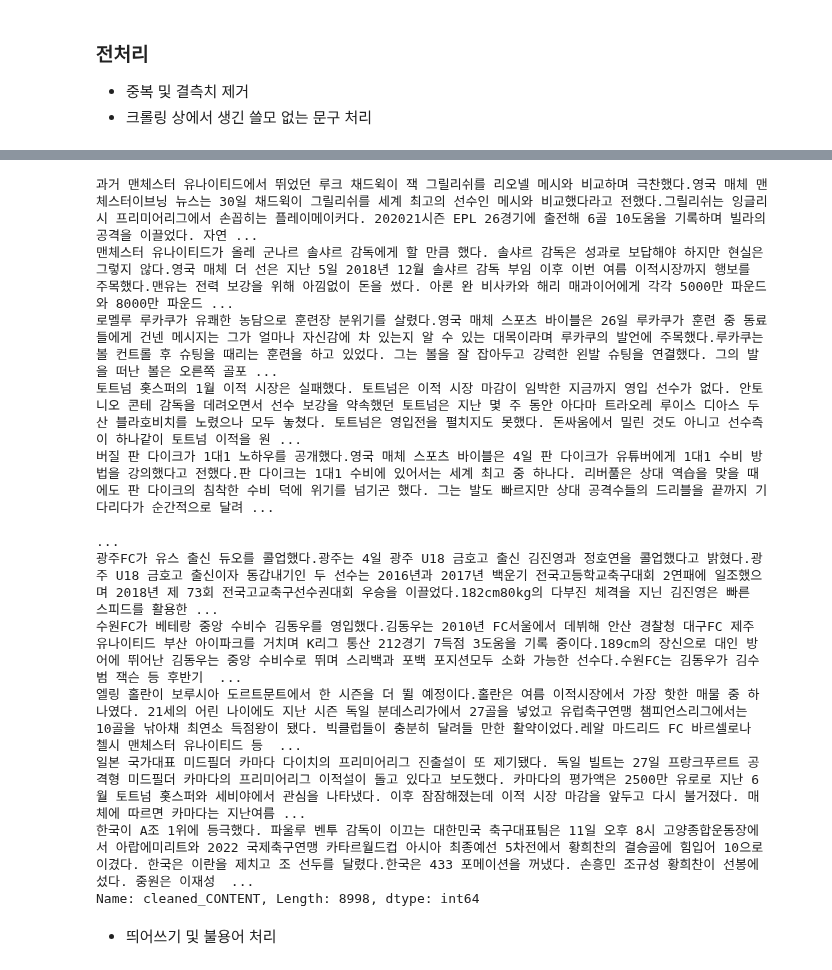
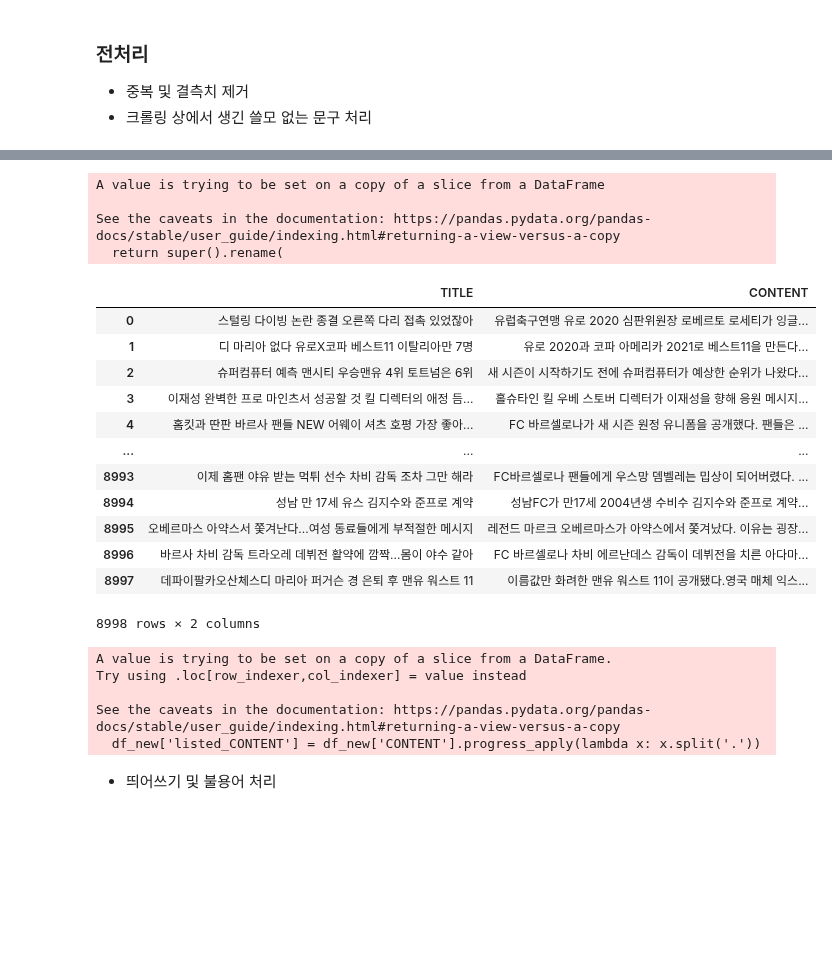
Before and after one commit to honeybeat1/Extractive_Text_Summarization, a Jupyter notebook: 4_NLG_문서요약/hyeong_jin/hyeong_jin.ipynb, the cells around one changed output, grey strips where cells are left out. Drawn from its saved outputs; the diff is of its cells as text; code cells hidden in the pictures; blank space fills up the shorter version.

```diff
--- a/4_NLG_문서요약/hyeong_jin/hyeong_jin.ipynb
+++ b/4_NLG_문서요약/hyeong_jin/hyeong_jin.ipynb
@@ -111,9 +109,11 @@ print(df.shape) ; df.head(5)
 - 중복 및 결측치 제거
 - 크롤링 상에서 생긴 쓸모 없는 문구 처리
 # %%
-# 타이틀
+# 타이틀(안 쓸시 코멘트 처리 할 것)
 def title_cleansing(x):
     new_string = re.sub(r'\([^)]*\)|\[[^)]*\]|\<[^)]*\>', '', x)
+    new_string = re.sub(r"[^가-힣a-zA-Z0-9一-龥. ]","",new_string)
+
     return new_string
 
 # 본문
@@ -203,15 +172,0 @@ print(df.shape) ; df.head(5)
-# %%
-df['cleaned_CONTENT'].value_counts()
-# %% [output]
-과거 맨체스터 유나이티드에서 뛰었던 루크 채드윅이 잭 그릴리쉬를 리오넬 메시와 비교하며 극찬했다.영국 매체 맨체스터이브닝 뉴스는 30일 채드윅이 그릴리쉬를 세계 최고의 선수인 메시와 비교했다라고 전했다.그릴리쉬는 잉글리시 프리미어리그에서 손꼽히는 플레이메이커다. 202021시즌 EPL 26경기에 출전해 6골 10도움을 기록하며 빌라의 공격을 이끌었다. 자연 ...
-맨체스터 유나이티드가 올레 군나르 솔샤르 감독에게 할 만큼 했다. 솔샤르 감독은 성과로 보답해야 하지만 현실은 그렇지 않다.영국 매체 더 선은 지난 5일 2018년 12월 솔샤르 감독 부임 이후 이번 여름 이적시장까지 행보를 주목했다.맨유는 전력 보강을 위해 아낌없이 돈을 썼다. 아론 완 비사카와 해리 매과이어에게 각각 5000만 파운드와 8000만 파운드 ...
-로멜루 루카쿠가 유쾌한 농담으로 훈련장 분위기를 살렸다.영국 매체 스포츠 바이블은 26일 루카쿠가 훈련 중 동료들에게 건넨 메시지는 그가 얼마나 자신감에 차 있는지 알 수 있는 대목이라며 루카쿠의 발언에 주목했다.루카쿠는 볼 컨트롤 후 슈팅을 때리는 훈련을 하고 있었다. 그는 볼을 잘 잡아두고 강력한 왼발 슈팅을 연결했다. 그의 발을 떠난 볼은 오른쪽 골포 ...
-토트넘 홋스퍼의 1월 이적 시장은 실패했다. 토트넘은 이적 시장 마감이 임박한 지금까지 영입 선수가 없다. 안토니오 콘테 감독을 데려오면서 선수 보강을 약속했던 토트넘은 지난 몇 주 동안 아다마 트라오레 루이스 디아스 두산 블라호비치를 노렸으나 모두 놓쳤다. 토트넘은 영입전을 펼치지도 못했다. 돈싸움에서 밀린 것도 아니고 선수측이 하나같이 토트넘 이적을 원 ...
-버질 판 다이크가 1대1 노하우를 공개했다.영국 매체 스포츠 바이블은 4일 판 다이크가 유튜버에게 1대1 수비 방법을 강의했다고 전했다.판 다이크는 1대1 수비에 있어서는 세계 최고 중 하나다. 리버풀은 상대 역습을 맞을 때에도 판 다이크의 침착한 수비 덕에 위기를 넘기곤 했다. 그는 발도 빠르지만 상대 공격수들의 드리블을 끝까지 기다리다가 순간적으로 달려 ...
-                                                                                                                                                                                                         ...
-광주FC가 유스 출신 듀오를 콜업했다.광주는 4일 광주 U18 금호고 출신 김진영과 정호연을 콜업했다고 밝혔다.광주 U18 금호고 출신이자 동갑내기인 두 선수는 2016년과 2017년 백운기 전국고등학교축구대회 2연패에 일조했으며 2018년 제 73회 전국고교축구선수권대회 우승을 이끌었다.182cm80kg의 다부진 체격을 지닌 김진영은 빠른 스피드를 활용한 ...
-수원FC가 베테랑 중앙 수비수 김동우를 영입했다.김동우는 2010년 FC서울에서 데뷔해 안산 경찰청 대구FC 제주 유나이티드 부산 아이파크를 거치며 K리그 통산 212경기 7득점 3도움을 기록 중이다.189cm의 장신으로 대인 방어에 뛰어난 김동우는 중앙 수비수로 뛰며 스리백과 포백 포지션모두 소화 가능한 선수다.수원FC는 김동우가 김수범 잭슨 등 후반기  ...
-엘링 홀란이 보루시아 도르트문트에서 한 시즌을 더 뛸 예정이다.홀란은 여름 이적시장에서 가장 핫한 매물 중 하나였다. 21세의 어린 나이에도 지난 시즌 독일 분데스리가에서 27골을 넣었고 유럽축구연맹 챔피언스리그에서는 10골을 낚아채 최연소 득점왕이 됐다. 빅클럽들이 충분히 달려들 만한 활약이었다.레알 마드리드 FC 바르셀로나 첼시 맨체스터 유나이티드 등  ...
-일본 국가대표 미드필더 카마다 다이치의 프리미어리그 진출설이 또 제기됐다. 독일 빌트는 27일 프랑크푸르트 공격형 미드필더 카마다의 프리미어리그 이적설이 돌고 있다고 보도했다. 카마다의 평가액은 2500만 유로로 지난 6월 토트넘 홋스퍼와 세비야에서 관심을 나타냈다. 이후 잠잠해졌는데 이적 시장 마감을 앞두고 다시 불거졌다. 매체에 따르면 카마다는 지난여름 ...
-한국이 A조 1위에 등극했다. 파울루 벤투 감독이 이끄는 대한민국 축구대표팀은 11일 오후 8시 고양종합운동장에서 아랍에미리트와 2022 국제축구연맹 카타르월드컵 아시아 최종예선 5차전에서 황희찬의 결승골에 힘입어 10으로 이겼다. 한국은 이란을 제치고 조 선두를 달렸다.한국은 433 포메이션을 꺼냈다. 손흥민 조규성 황희찬이 선봉에 섰다. 중원은 이재성  ...
-Name: cleaned_CONTENT, Length: 8998, dtype: int64
@@ -232,3 +173,35 @@ trimmed_data['CONTENT'].iloc[8991]
+# %%
+df_new = df[['cleaned_TITLE', 'cleaned_CONTENT']]
+df_new.rename(columns={'cleaned_CONTENT': 'CONTENT', 'cleaned_TITLE':'TITLE'}, inplace = True)
+# %% [output]
+A value is trying to be set on a copy of a slice from a DataFrame
+
+See the caveats in the documentation: https://pandas.pydata.org/pandas-docs/stable/user_guide/indexing.html#returning-a-view-versus-a-copy
+  return super().rename(
+# %%
+df_new
+# %% [output]
+|  | TITLE | CONTENT |
+| 0 | 스털링 다이빙 논란 종결 오른쪽 다리 접촉 있었잖아 | 유럽축구연맹 유로 2020 심판위원장 로베르토 로세티가 잉글... |
+| 1 | 디 마리아 없다 유로X코파 베스트11 이탈리아만 7명 | 유로 2020과 코파 아메리카 2021로 베스트11을 만든다... |
+| 2 | 슈퍼컴퓨터 예측 맨시티 우승맨유 4위 토트넘은 6위 | 새 시즌이 시작하기도 전에 슈퍼컴퓨터가 예상한 순위가 나왔다... |
+| 3 | 이재성 완벽한 프로 마인츠서 성공할 것 킬 디렉터의 애정 듬... | 홀슈타인 킬 우베 스토버 디렉터가 이재성을 향해 응원 메시지... |
+| 4 | 홈킷과 딴판 바르사 팬들 NEW 어웨이 셔츠 호평 가장 좋아... | FC 바르셀로나가 새 시즌 원정 유니폼을 공개했다. 팬들은 ... |
+| ... | ... | ... |
+| 8993 | 이제 홈팬 야유 받는 먹튀 선수 차비 감독 조차 그만 해라 | FC바르셀로나 팬들에게 우스망 뎀벨레는 밉상이 되어버렸다. ... |
+| 8994 | 성남 만 17세 유스 김지수와 준프로 계약 | 성남FC가 만17세 2004년생 수비수 김지수와 준프로 계약... |
+| 8995 | 오베르마스 아약스서 쫓겨난다...여성 동료들에게 부적절한 메시지 | 레전드 마르크 오베르마스가 아약스에서 쫓겨났다. 이유는 굉장... |
+| 8996 | 바르사 차비 감독 트라오레 데뷔전 활약에 깜짝...몸이 야수 같아 | FC 바르셀로나 차비 에르난데스 감독이 데뷔전을 치른 아다마... |
+| 8997 | 데파이팔카오산체스디 마리아 퍼거슨 경 은퇴 후 맨유 워스트 11 | 이름값만 화려한 맨유 워스트 11이 공개됐다.영국 매체 익스... |
+8998 rows × 2 columns
+# %%
+df_new['listed_CONTENT'] = df_new['CONTENT'].progress_apply(lambda x: x.split('.'))
+# %% [output]
+A value is trying to be set on a copy of a slice from a DataFrame.
+Try using .loc[row_indexer,col_indexer] = value instead
+
+See the caveats in the documentation: https://pandas.pydata.org/pandas-docs/stable/user_guide/indexing.html#returning-a-view-versus-a-copy
+  df_new['listed_CONTENT'] = df_new['CONTENT'].progress_apply(lambda x: x.split('.'))
 # %% [markdown]
 - 띄어쓰기 및 불용어 처리
 # %%
```
Also changed, not shown: parts of 18 cells of this notebook.
